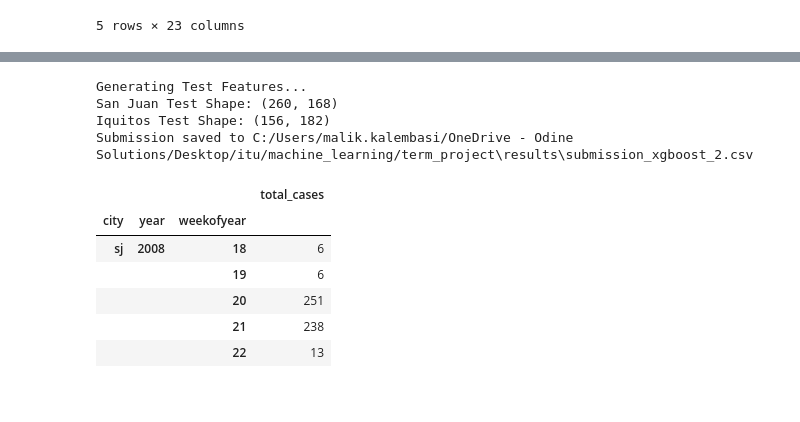
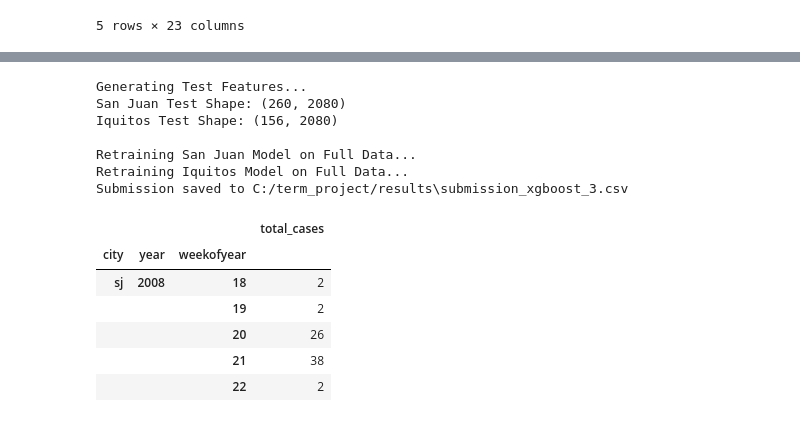
Before and after one commit to Tanalpoguz/term_project, a Jupyter notebook: code/xgboost.ipynb, the cells around one changed output, grey strips where cells are left out. Cells and saved outputs as stored; diff of their text form; code cells hidden in the pictures.

```diff
--- a/code/xgboost.ipynb
+++ b/code/xgboost.ipynb
@@ -3,7 +3,7 @@ import os
 import warnings
 warnings.filterwarnings('ignore')
 
-WORKING_DIR = 'C:/Users/malik.kalembasi/OneDrive - Odine Solutions/Desktop/itu/machine_learning/term_project'
+WORKING_DIR = 'C:/term_project/'
 os.chdir(WORKING_DIR)
 print(os.getcwd())
 # %% [output]
@@ -15,17 +15,16 @@ import pandas as pd
 import numpy as np
 import matplotlib.pyplot as plt
 import xgboost as xgb
-from sklearn.model_selection import TimeSeriesSplit, GridSearchCV
+from sklearn.model_selection import ParameterGrid
 from sklearn.metrics import mean_absolute_error
 from sklearn.preprocessing import StandardScaler
 
 DATA_DIR = os.path.join(WORKING_DIR, 'data')
 RESULT_DIR = os.path.join(WORKING_DIR, 'results')
 
-TEST_SPLIT_RATIO = 0.2
-LAG_WEEKS = [4, 8, 12]
-ROLLING_WEEKS = [4, 8, 12]
-PEARSON_PRUNE_THRESHOLD = 0.95
+LAG_WEEKS = [4, 8, 12, 16, 20, 24, 28, 32, 36, 40]
+ROLLING_WEEKS = [4, 8, 12, 16, 20, 24, 28, 32, 36, 40]
+DELTA_WEEKS = [1, 2, 3, 4, 8, 12, 16, 20, 24, 28, 32, 36, 40]
 
 XGB_PARAM_GRID = {
         'max_depth': [3, 5, 7],
@@ -229,0 +200,8 @@ Iquitos Pruned Shape: (508, 183)
+# %%
+# DROP TIME FEATURES "year", "week_of_year"
+
+sj_train_eng = sj_train_eng.drop(columns=["year", "weekofyear"])
+iq_train_eng = iq_train_eng.drop(columns=["year", "weekofyear"])
+
+print("San Juan Final: ", sj_train_eng.shape)
+print("Iquitos Final: ", iq_train_eng.shape)
@@ -403,27 +391,30 @@ sj_test = preprocess_city_data(sj_test_features)
 iq_test = preprocess_city_data(iq_test_features)
 
 # 3. Feature Engineering for Test Data (handling lags)
-def prepare_test_features(train_df, test_df, rolling_weeks=ROLLING_WEEKS):
+def prepare_test_features(train_df, test_df, rolling_weeks=ROLLING_WEEKS, lag_weeks=LAG_WEEKS, delta_weeks=DELTA_WEEKS):
     """
     Combines train tail with test to generate features without NaNs in test.
     """
-    # We need enough history for the largest window
-    max_window = max(rolling_weeks) + 10 # buffer
+    # Calculate required history
+    # We need enough history to compute the largest lag, rolling window, or delta
+    max_lookback = max(max(rolling_weeks), max(lag_weeks), max(delta_weeks)) + 50 # Buffer
 
     # Get last part of training data (features only)
     # Ensure we only take columns present in test (exclude target if present)
-    train_subset = train_df[test_df.columns].tail(max_window)
+    train_subset = train_df[test_df.columns].tail(max_lookback)
 
     # Concatenate
     combined = pd.concat([train_subset, test_df])
 
     # Create features
-    combined_eng = create_features(combined)
+    combined_eng = create_features(combined, lag_weeks=lag_weeks, rolling_weeks=rolling_weeks, delta_weeks=delta_weeks)
+
+    # Drop time features if they were dropped in training
+    if 'year' in combined_eng.columns:
+        combined_eng = combined_eng.drop(columns=['year', 'weekofyear'], errors='ignore')
 
     # Slice back the test part
     # We use the index of test_df to slice.
-    # Note: create_features drops rows with NaNs (the beginning of combined).
-    # Since we added buffer from train, the test part should be fully preserved.
     test_eng = combined_eng.loc[test_df.index]
 
     return test_eng
@@ -431,45 +422,59 @@ def prepare_test_features(train_df, test_df, rolling_weeks=ROLLING_WEEKS):
 print("Generating Test Features...")
 sj_test_eng = prepare_test_features(sj_train, sj_test)
 iq_test_eng = prepare_test_features(iq_train, iq_test)
 
-# Align test features with training features (select only kept features after pruning)
+# Align test features with training features
+# We use the columns from the engineered training set
 sj_features_kept = [c for c in sj_train_eng.columns if c != 'total_cases']
 iq_features_kept = [c for c in iq_train_eng.columns if c != 'total_cases']
 
 sj_test_eng = sj_test_eng[sj_features_kept]
 iq_test_eng = iq_test_eng[iq_features_kept]
 
 print("San Juan Test Shape:", sj_test_eng.shape)
 print("Iquitos Test Shape:", iq_test_eng.shape)
 
-# 4. Predict
-sj_preds_final = best_model_sj.predict(sj_test_eng)
+# 4. Retrain on Full Data (Train + Val + Test splits)
+# We use the best parameters found during tuning
+print("\nRetraining San Juan Model on Full Data...")
+final_model_sj = xgb.XGBRegressor(**best_model_sj.get_params())
+final_model_sj.fit(sj_train_eng[sj_features_kept], sj_train_eng['total_cases'])
+
+print("Retraining Iquitos Model on Full Data...")
+final_model_iq = xgb.XGBRegressor(**best_model_iq.get_params())
+final_model_iq.fit(iq_train_eng[iq_features_kept], iq_train_eng['total_cases'])
+
+# 5. Predict
+sj_preds_final = final_model_sj.predict(sj_test_eng)
 sj_preds_final = np.maximum(sj_preds_final, 0).astype(int)
 
-iq_preds_final = best_model_iq.predict(iq_test_eng)
+iq_preds_final = final_model_iq.predict(iq_test_eng)
 iq_preds_final = np.maximum(iq_preds_final, 0).astype(int)
 
-# 5. Create Submission
+# 6. Create Submission
 submission = pd.read_csv(os.path.join(DATA_DIR, "submission_format.csv"), index_col=[0, 1, 2])
 
 # Assign values
 submission.loc['sj', 'total_cases'] = sj_preds_final
 submission.loc['iq', 'total_cases'] = iq_preds_final
 
-# 6. Save
-submission_path = os.path.join(WORKING_DIR, 'results', 'submission_xgboost_2.csv')
+# 7. Save
+submission_path = os.path.join(WORKING_DIR, 'results', 'submission_xgboost_3.csv')
 submission.to_csv(submission_path)
 print(f"Submission saved to {submission_path}")
 submission.head()
 # %% [output]
 Generating Test Features...
-San Juan Test Shape: (260, 168)
-Iquitos Test Shape: (156, 182)
-Submission saved to C:/Users/malik.kalembasi/OneDrive - Odine Solutions/Desktop/itu/machine_learning/term_project\results\submission_xgboost_2.csv
+San Juan Test Shape: (260, 2080)
+Iquitos Test Shape: (156, 2080)
+
+Retraining San Juan Model on Full Data...
+Retraining Iquitos Model on Full Data...
+Submission saved to C:/term_project/results\submission_xgboost_3.csv
 |  |  |  | total_cases |
 | city | year | weekofyear |  |
-| sj | 2008 | 18 | 6 |
-|  |  | 19 | 6 |
-|  |  | 20 | 251 |
-|  |  | 21 | 238 |
-|  |  | 22 | 13 |
+| sj | 2008 | 18 | 2 |
+|  |  | 19 | 2 |
+|  |  | 20 | 26 |
+|  |  | 21 | 38 |
+|  |  | 22 | 2 |
```
Also changed, not shown: parts of 11 cells of this notebook.
